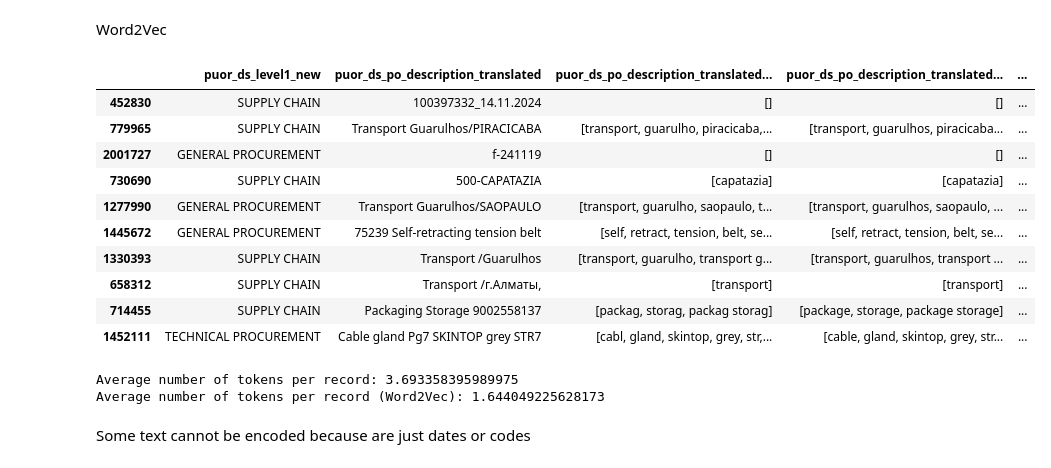
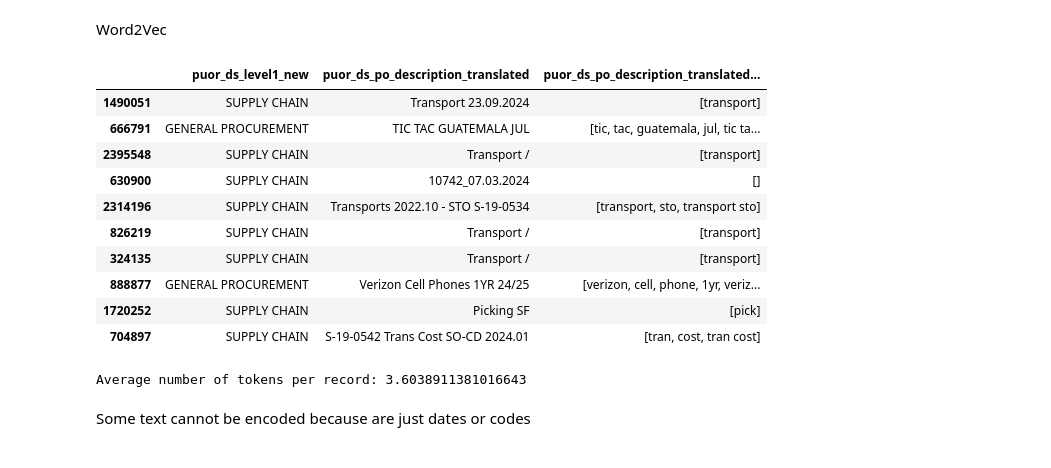
Before and after one commit to Rick0701/Hierarchical_Multi_Level_Spending_Classification, a Jupyter notebook: Hiercachical_Multi_Level_Prediction.ipynb.ipynb, the cells around one changed output. Cells and saved outputs as stored; diff of their text form; code cells hidden in the pictures.

```diff
--- a/Hiercachical_Multi_Level_Prediction.ipynb.ipynb
+++ b/Hiercachical_Multi_Level_Prediction.ipynb.ipynb
@@ -481,23 +492,26 @@ test["puor_ds_po_description_translated_token_sklearn_lem"] = (
 # %% [markdown]
 Word2Vec
 # %%
-train['puor_ds_po_description_translated_tokens_w2v'] = train["puor_ds_po_description_translated"]\
-    .apply(clean)\
-    .apply(sklearn_split)
-test['puor_ds_po_description_translated_tokens_w2v'] = test["puor_ds_po_description_translated"]\
-    .apply(clean)\
-    .apply(sklearn_split)
-
-vocabulary_no_stem = list(pd.Series(np.hstack(train['puor_ds_po_description_translated_tokens_w2v'].values)).drop_duplicates().values)
-
-# word_index = {w:i for i,w in enumerate(vocabulary_no_stem)}
-
-embeddings = {word: google_news[word] for word in vocabulary_no_stem if word in google_news}
+# train['puor_ds_po_description_translated_tokens_w2v'] = train["puor_ds_po_description_translated"]\
+#     .apply(clean)\
+#     .apply(sklearn_split)
+# test['puor_ds_po_description_translated_tokens_w2v'] = test["puor_ds_po_description_translated"]\
+#     .apply(clean)\
+#     .apply(sklearn_split)
+#
+# vocabulary_no_stem = list(pd.Series(np.hstack(train['puor_ds_po_description_translated_tokens_w2v'].values)).drop_duplicates().values)
+#
+# # word_index = {w:i for i,w in enumerate(vocabulary_no_stem)}
+#
+# embeddings = {word: google_news[word] for word in vocabulary_no_stem if word in google_news}
 # %%
-train['puor_ds_po_description_translated_tokens_clean_w2v'] = train['puor_ds_po_description_translated_tokens_w2v']\
-                        .apply(remove_stop_word_to_tokens)\
-                        .apply(remove_words_not_in_embeddings, embds=embeddings)
+# train['puor_ds_po_description_translated_tokens_clean_w2v'] = train['puor_ds_po_description_translated_tokens_w2v']\
+#                         .apply(remove_stop_word_to_tokens)\
+#                         .apply(remove_words_not_in_embeddings, embds=embeddings)
+#
+# test['puor_ds_po_description_translated_tokens_clean_w2v'] = test['puor_ds_po_description_translated_tokens_w2v']\
+#                         .apply(remove_stop_word_to_tokens)\
+#                         .apply(remove_words_not_in_embeddings, embds=embeddings)
 
-test['puor_ds_po_description_translated_tokens_clean_w2v'] = test['puor_ds_po_description_translated_tokens_w2v']\
-                        .apply(remove_stop_word_to_tokens)\
-                        .apply(remove_words_not_in_embeddings, embds=embeddings)
+# X_train_word2vec = generate_word_vector_features(train['puor_ds_po_description_translated_tokens_clean_w2v'], embeddings)
+# X_test_word2vec = generate_word_vector_features(test['puor_ds_po_description_translated_tokens_clean_w2v'], embeddings)
@@ -507,36 +518,37 @@ X_test_word2vec = generate_word_vector_features(test['puor_ds_po_description_tra
 # %%
 train[
     [
         "puor_ds_level1_new",
         "puor_ds_po_description_translated",
         "puor_ds_po_description_translated_token_sklearn_stem",
-        "puor_ds_po_description_translated_token_sklearn_lem",
-        "puor_ds_po_description_translated_tokens_clean_w2v",
+#        "puor_ds_po_description_translated_token_sklearn_lem",
+#        "puor_ds_po_description_translated_tokens_clean_w2v",
     ]
 ].sample(10)
 # %% [output]
-|  | puor_ds_level1_new | puor_ds_po_description_translated | puor_ds_po_description_translated... | puor_ds_po_description_translated... | ... |
-| 452830 | SUPPLY CHAIN | 100397332_14.11.2024 | [] | [] | ... |
-| 779965 | SUPPLY CHAIN | Transport Guarulhos/PIRACICABA | [transport, guarulho, piracicaba,... | [transport, guarulhos, piracicaba... | ... |
-| 2001727 | GENERAL PROCUREMENT | f-241119 | [] | [] | ... |
-| 730690 | SUPPLY CHAIN | 500-CAPATAZIA | [capatazia] | [capatazia] | ... |
-| 1277990 | GENERAL PROCUREMENT | Transport Guarulhos/SAOPAULO | [transport, guarulho, saopaulo, t... | [transport, guarulhos, saopaulo, ... | ... |
-| 1445672 | GENERAL PROCUREMENT | 75239 Self-retracting tension belt | [self, retract, tension, belt, se... | [self, retract, tension, belt, se... | ... |
-| 1330393 | SUPPLY CHAIN | Transport /Guarulhos | [transport, guarulho, transport g... | [transport, guarulhos, transport ... | ... |
-| 658312 | SUPPLY CHAIN | Transport /г.Алматы, | [transport] | [transport] | ... |
-| 714455 | SUPPLY CHAIN | Packaging Storage 9002558137 | [packag, storag, packag storag] | [package, storage, package storage] | ... |
-| 1452111 | TECHNICAL PROCUREMENT | Cable gland Pg7 SKINTOP grey STR7 | [cabl, gland, skintop, grey, str,... | [cable, gland, skintop, grey, str... | ... |
+|  | puor_ds_level1_new | puor_ds_po_description_translated | puor_ds_po_description_translated... |
+| 1490051 | SUPPLY CHAIN | Transport 23.09.2024 | [transport] |
+| 666791 | GENERAL PROCUREMENT | TIC TAC GUATEMALA JUL | [tic, tac, guatemala, jul, tic ta... |
+| 2395548 | SUPPLY CHAIN | Transport / | [transport] |
+| 630900 | SUPPLY CHAIN | 10742_07.03.2024 | [] |
+| 2314196 | SUPPLY CHAIN | Transports 2022.10 - STO S-19-0534 | [transport, sto, transport sto] |
+| 826219 | SUPPLY CHAIN | Transport / | [transport] |
+| 324135 | SUPPLY CHAIN | Transport / | [transport] |
+| 888877 | GENERAL PROCUREMENT | Verizon Cell Phones 1YR 24/25 | [verizon, cell, phone, 1yr, veriz... |
+| 1720252 | SUPPLY CHAIN | Picking SF | [pick] |
+| 704897 | SUPPLY CHAIN | S-19-0542 Trans Cost SO-CD 2024.01 | [tran, cost, tran cost] |
 # %%
 # train.loc[train["puor_id_order_line"]=='SAPECCFE3_1601004205_50']
 # %%
-train["n_tokens"] = train["puor_ds_po_description_translated_token_sklearn_lem"].apply(lambda x: len(x))
-train["n_tokens_w2v"] = train["puor_ds_po_description_translated_tokens_clean_w2v"].apply(lambda x: len(x))
+train["n_tokens_stem"] = train["puor_ds_po_description_translated_token_sklearn_stem"].apply(lambda x: len(x))
+# train["n_tokens_lem"] = train["puor_ds_po_description_translated_token_sklearn_stem"].apply(lambda x: len(x))
+# train["n_tokens_w2v"] = train["puor_ds_po_description_translated_tokens_clean_w2v"].apply(lambda x: len(x))
 
-print(f"Average number of tokens per record: {np.mean(train.n_tokens)}")
-print(f"Average number of tokens per record (Word2Vec): {np.mean(train.n_tokens_w2v)}")
+print(f"Average number of tokens per record: {np.mean(train.n_tokens_stem)}")
+# print(f"Average number of tokens per record: {np.mean(train.n_tokens_lem)}")
+# print(f"Average number of tokens per record (Word2Vec): {np.mean(train.n_tokens_w2v)}")
 # %% [output]
-Average number of tokens per record: 3.693358395989975
-Average number of tokens per record (Word2Vec): 1.644049225628173
+Average number of tokens per record: 3.6038911381016643
 # %% [markdown]
 Some text cannot be encoded because are just dates or codes
 # %%
```
Also changed, not shown: parts of 39 cells of this notebook, 4 other files.
